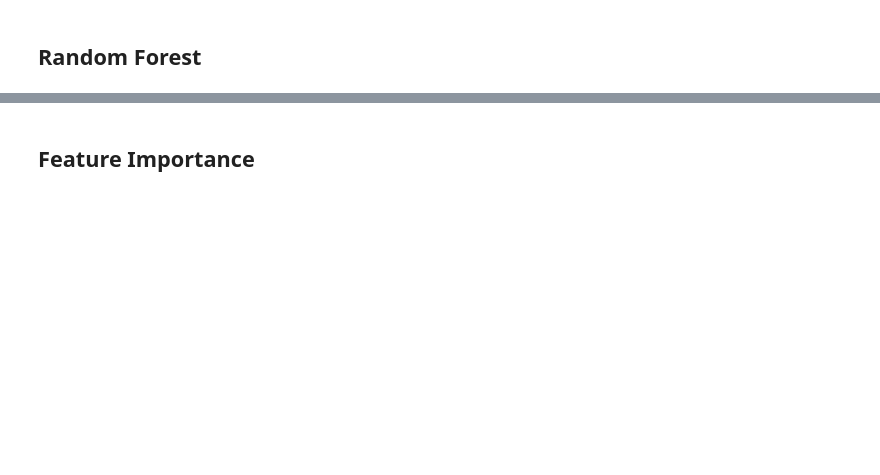
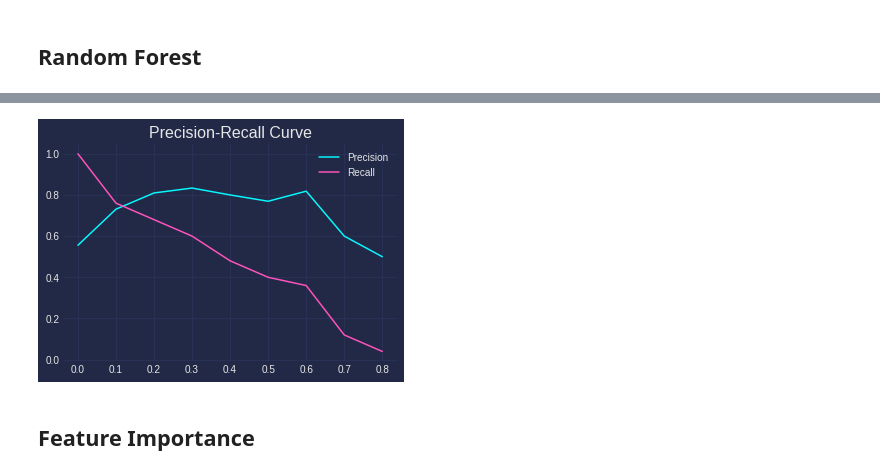
Before and after one commit to masta-g3/robinmodel, a Jupyter notebook: custom_feats.ipynb, the cells around one changed output, grey strips where cells are left out. Saved outputs shown, nothing was run; the diff lists cells and outputs as text; code cells hidden in the pictures; blank space fills up the shorter version.

```diff
--- a/custom_feats.ipynb
+++ b/custom_feats.ipynb
@@ -215,3 +228,15 @@ Actual return: 0.127
+# %%
+precision, recall, treshold = precision_recall_curve(test_df['ret_type_smooth'],
+                                                     clf.predict_proba(test_df[feats])[:, 1])
+
+# Plot the output.
+fig, ax = plt.subplots()
+ax.plot(treshold, precision[:-1],  label='Precision')
+ax.plot(treshold, recall[:-1], label='Recall')
+ax.legend()
+ax.set_title('Precision-Recall Curve', size=16);
+# %% [output]
+[figure, added]
 # %% [markdown]
 ## Feature Importance
 # %%
```
Also changed, not shown: parts of 12 cells of this notebook.
